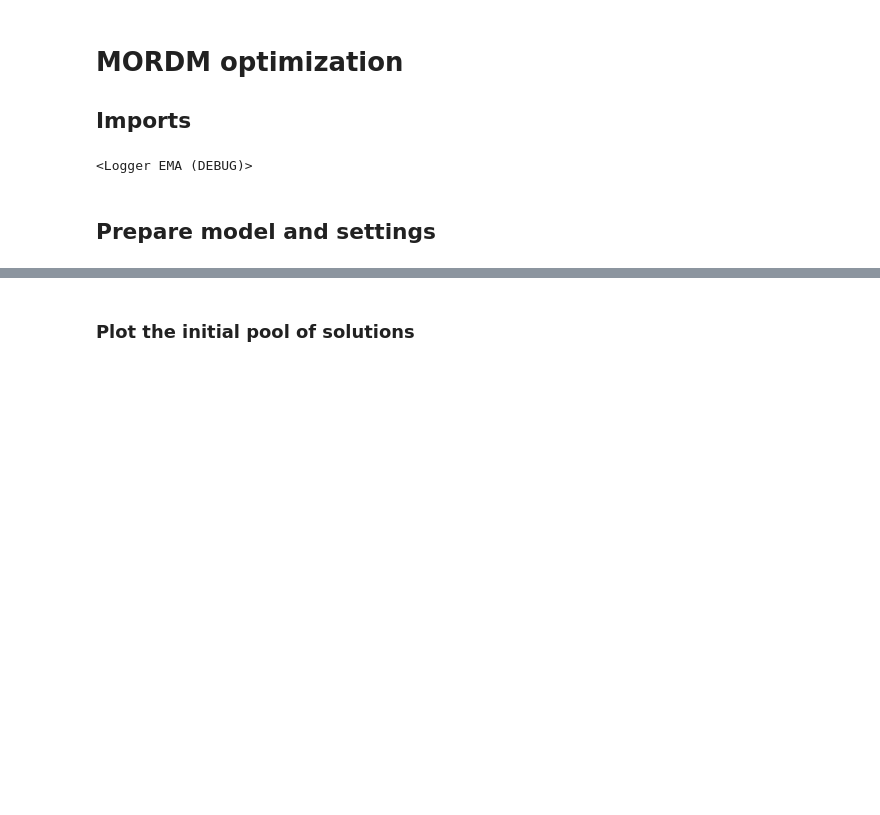
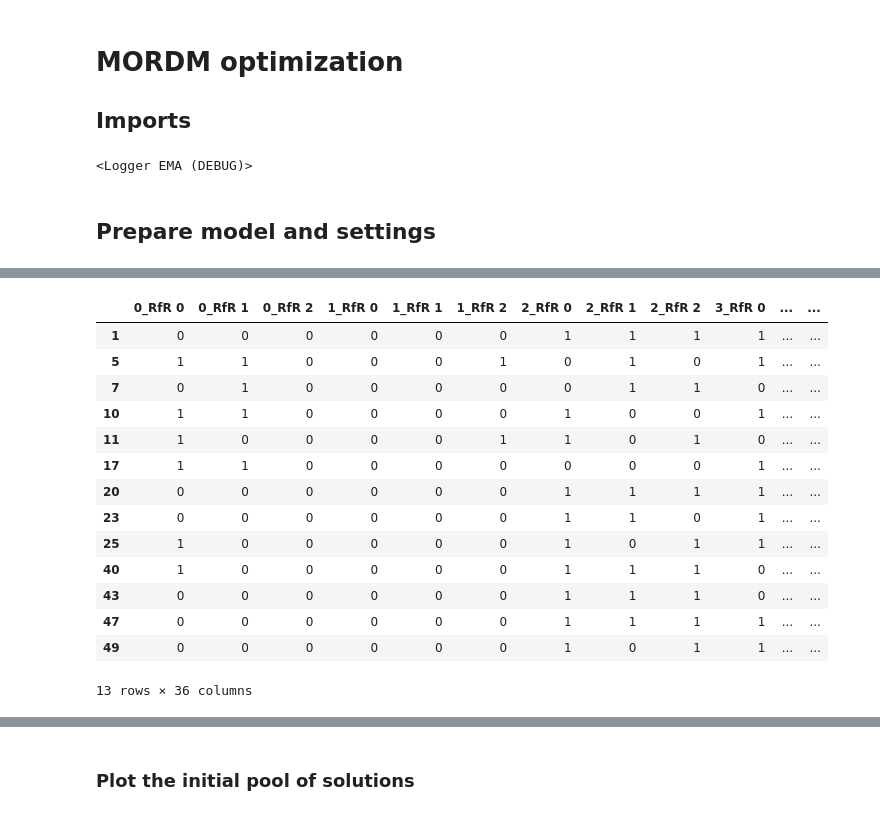
Before and after one commit to Q-Quan/MBDMGroup22, a Jupyter notebook: final assignment/MORDM_Try4b.ipynb, the cells around one changed output, grey strips where cells are left out. Cells and saved outputs as stored; diff of their text form; code cells hidden in the pictures; blank space fills up the shorter version.

```diff
--- a/final assignment/MORDM_Try4b.ipynb
+++ b/final assignment/MORDM_Try4b.ipynb
@@ -49,0 +84,20 @@ epsilon = [0.5,0.5,0.5,0.01,0.01]
+# %%
+# Select only those policies that result in an tolerable # of deaths
+result_constrained = optimization_result[optimization_result['Expected Number of Deaths'] < 0.001]
+result_constrained
+# %% [output]
+|  | 0_RfR 0 | 0_RfR 1 | 0_RfR 2 | 1_RfR 0 | 1_RfR 1 | 1_RfR 2 | 2_RfR 0 | 2_RfR 1 | 2_RfR 2 | 3_RfR 0 | ... | ... |
+| 1 | 0 | 0 | 0 | 0 | 0 | 0 | 1 | 1 | 1 | 1 | ... | ... |
+| 5 | 1 | 1 | 0 | 0 | 0 | 1 | 0 | 1 | 0 | 1 | ... | ... |
+| 7 | 0 | 1 | 0 | 0 | 0 | 0 | 0 | 1 | 1 | 0 | ... | ... |
+| 10 | 1 | 1 | 0 | 0 | 0 | 0 | 1 | 0 | 0 | 1 | ... | ... |
+| 11 | 1 | 0 | 0 | 0 | 0 | 1 | 1 | 0 | 1 | 0 | ... | ... |
+| 17 | 1 | 1 | 0 | 0 | 0 | 0 | 0 | 0 | 0 | 1 | ... | ... |
+| 20 | 0 | 0 | 0 | 0 | 0 | 0 | 1 | 1 | 1 | 1 | ... | ... |
+| 23 | 0 | 0 | 0 | 0 | 0 | 0 | 1 | 1 | 0 | 1 | ... | ... |
+| 25 | 1 | 0 | 0 | 0 | 0 | 0 | 1 | 0 | 1 | 1 | ... | ... |
+| 40 | 1 | 0 | 0 | 0 | 0 | 0 | 1 | 1 | 1 | 0 | ... | ... |
+| 43 | 0 | 0 | 0 | 0 | 0 | 0 | 1 | 1 | 1 | 0 | ... | ... |
+| 47 | 0 | 0 | 0 | 0 | 0 | 0 | 1 | 1 | 1 | 1 | ... | ... |
+| 49 | 0 | 0 | 0 | 0 | 0 | 0 | 1 | 0 | 1 | 1 | ... | ... |
+13 rows × 36 columns
```
Also changed, not shown: parts of 20 cells of this notebook, 1 other file.
